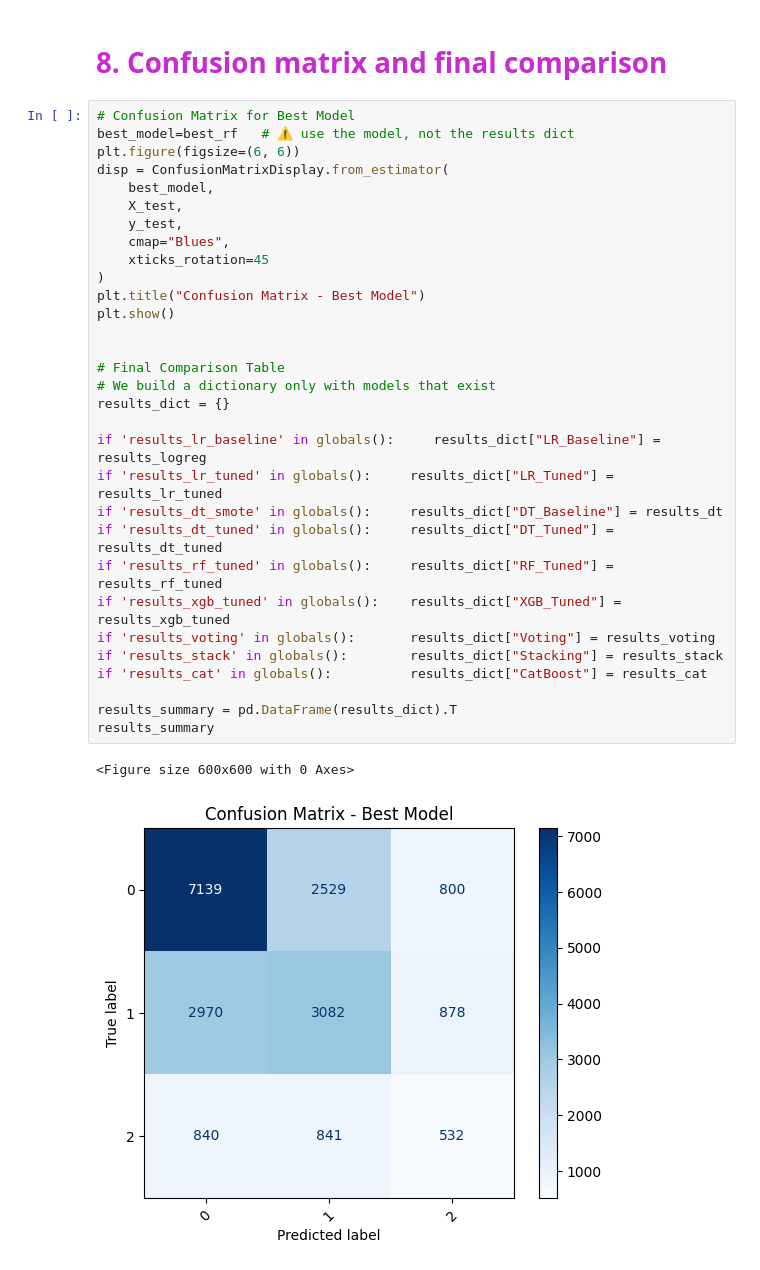
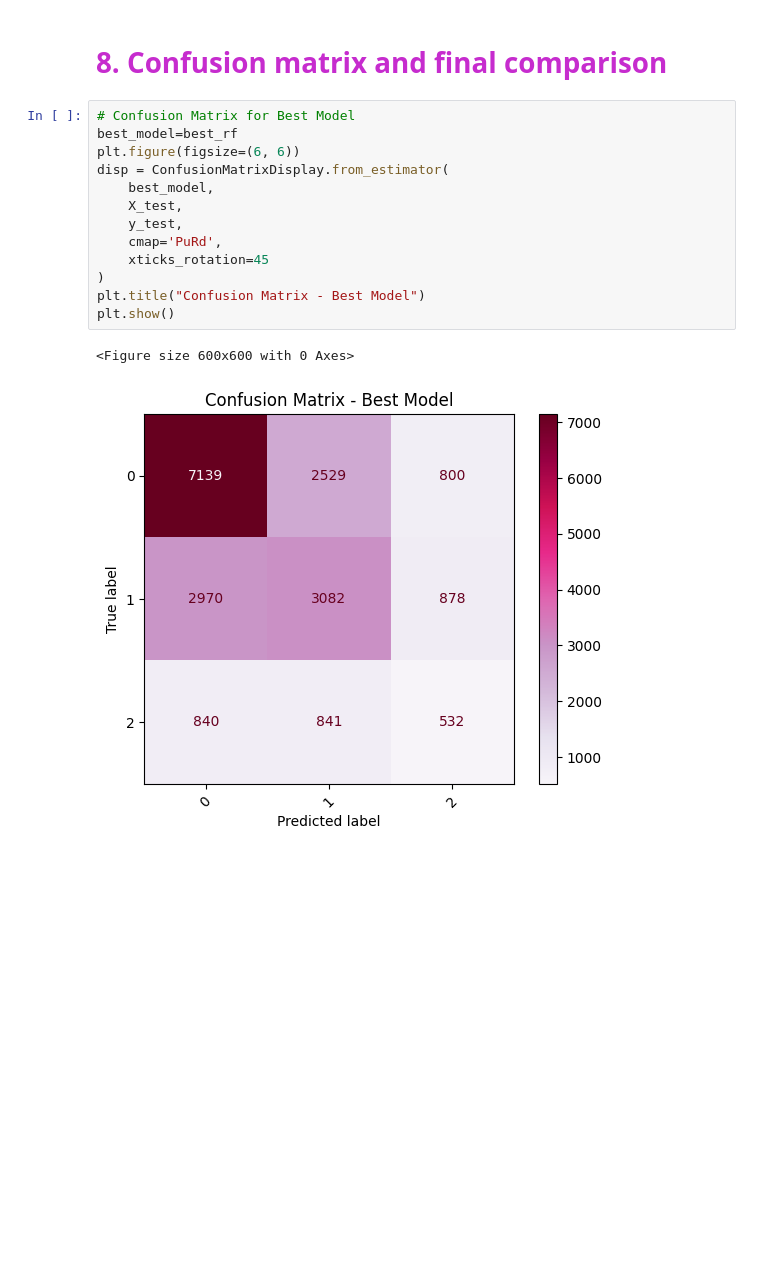
Before and after one commit to SandrineDaniel/Projet_ML, a Jupyter notebook: model_training_notebook.ipynb, the cells around one changed output. Drawn from its saved outputs; the diff is of its cells as text; blank space fills up the shorter version.

```diff
--- a/model_training_notebook.ipynb
+++ b/model_training_notebook.ipynb
@@ -689,35 +787,17 @@ results_cat
 # <font color='#c62cce'> <b>8. Confusion matrix and final comparison   </b></font>
 # %%
 # Confusion Matrix for Best Model
-best_model=best_rf   # ⚠️ use the model, not the results dict
+best_model=best_rf
 plt.figure(figsize=(6, 6))
 disp = ConfusionMatrixDisplay.from_estimator(
     best_model,
     X_test,
     y_test,
-    cmap="Blues",
+    cmap='PuRd',
     xticks_rotation=45
 )
 plt.title("Confusion Matrix - Best Model")
 plt.show()
-
-
-# Final Comparison Table
-# We build a dictionary only with models that exist
-results_dict = {}
-
-if 'results_lr_baseline' in globals():     results_dict["LR_Baseline"] = results_logreg
-if 'results_lr_tuned' in globals():     results_dict["LR_Tuned"] = results_lr_tuned
-if 'results_dt_smote' in globals():     results_dict["DT_Baseline"] = results_dt
-if 'results_dt_tuned' in globals():     results_dict["DT_Tuned"] = results_dt_tuned
-if 'results_rf_tuned' in globals():     results_dict["RF_Tuned"] = results_rf_tuned
-if 'results_xgb_tuned' in globals():    results_dict["XGB_Tuned"] = results_xgb_tuned
-if 'results_voting' in globals():       results_dict["Voting"] = results_voting
-if 'results_stack' in globals():        results_dict["Stacking"] = results_stack
-if 'results_cat' in globals():          results_dict["CatBoost"] = results_cat
-
-results_summary = pd.DataFrame(results_dict).T
-results_summary
 # %% [output]
 <Figure size 600x600 with 0 Axes>
-[figure, old version]
+[figure, new version]
```
Also changed, not shown: parts of 13 cells of this notebook, 1 other file.
